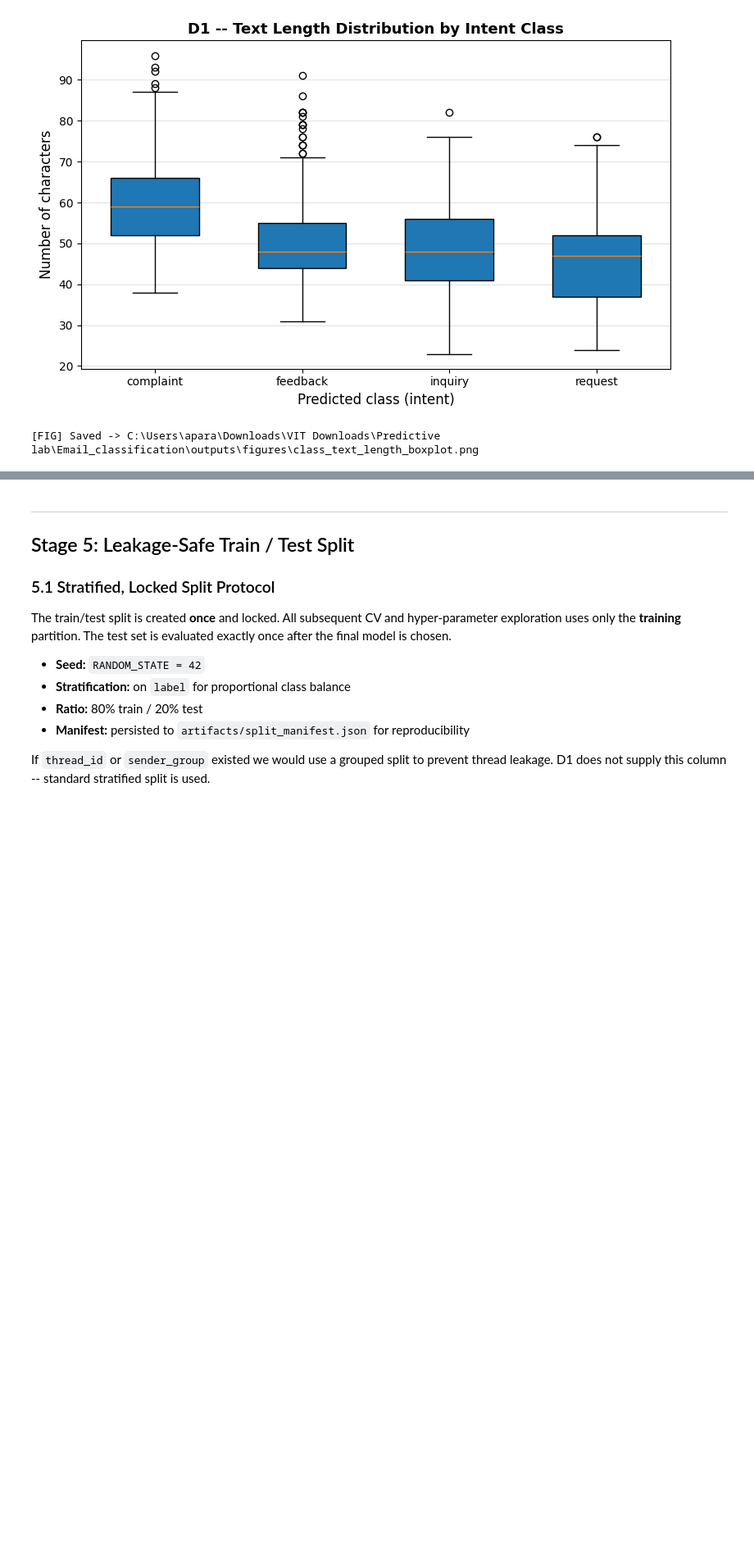
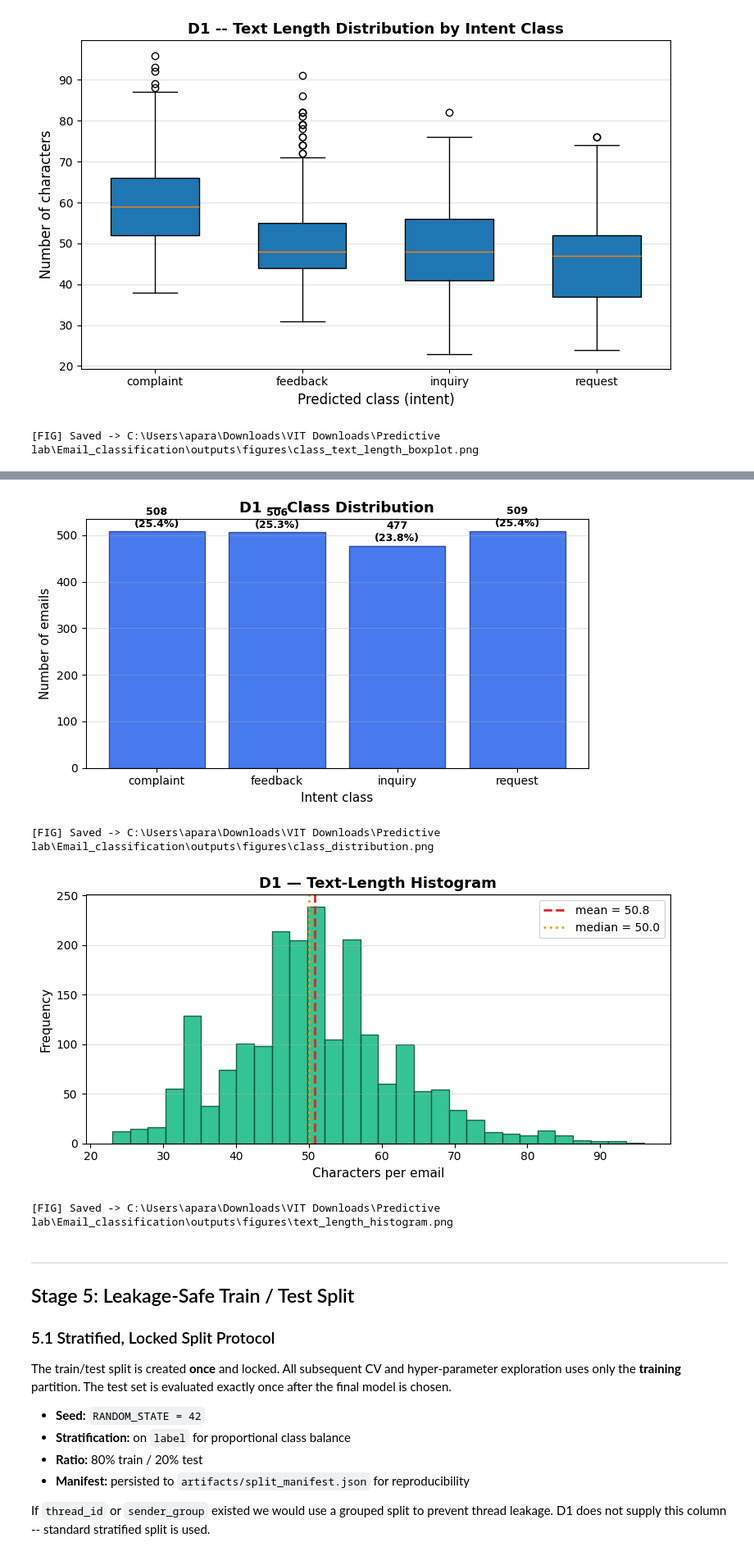
Before and after one commit to Raunak-23/Predictive_Analytics, a Jupyter notebook: Email_classification/notebooks/EmailIntentClassification.ipynb, the cells around one changed output, grey strips where cells are left out. Shown at 82% size. Saved outputs shown, nothing was run; the diff lists cells and outputs as text; code cells hidden in the pictures; blank space fills up the shorter version.

Commit message:
Finalized Multiclass Email classification notebook and Implemented v1 of Binary email classification notebook.

```diff
--- a/Email_classification/notebooks/EmailIntentClassification.ipynb
+++ b/Email_classification/notebooks/EmailIntentClassification.ipynb
@@ -487,3 +496,54 @@ Per-class text-length summary:
+# %%
+
+# ============================================================
+# STAGE 4.4: DATA DISTRIBUTION CHARTS
+# ============================================================
+# Class distribution bar chart
+fig, ax = plt.subplots(figsize=(7, 4))
+label_counts = df_d1['label'].value_counts().sort_index()
+bars = ax.bar(label_counts.index, label_counts.values,
+              color="#2563eb", edgecolor="#1e3a8a", alpha=0.85)
+ax.set_title("D1 — Class Distribution", fontsize=13, fontweight="bold")
+ax.set_xlabel("Intent class", fontsize=11)
+ax.set_ylabel("Number of emails", fontsize=11)
+ax.grid(axis="y", alpha=0.35)
+for bar, cnt in zip(bars, label_counts.values):
+    ax.text(
+            bar.get_x() + bar.get_width()/2,
+            bar.get_height() + 5,
+            f"{cnt}\n({cnt/len(df_d1)*100:.1f}%)",
+            ha="center", va="bottom", fontsize=9, fontweight="bold")
+fig.tight_layout()
+fig_path = FIG_DIR / "class_distribution.png"
+fig.savefig(fig_path, dpi=150)
+plt.show()
+print(f"[FIG] Saved -> {fig_path.resolve()}")
+
+# Text-length histogram
+fig, ax = plt.subplots(figsize=(8, 4))
+ax.hist(df_d1['text_length'], bins=30, color="#10b981",
+        edgecolor="#064e3b", alpha=0.85)
+mean_len = df_d1['text_length'].mean()
+median_len = df_d1['text_length'].median()
+ax.axvline(mean_len,   color="#dc2626", linestyle="--", linewidth=2,
+           label=f"mean = {mean_len:.1f}")
+ax.axvline(median_len, color="#f59e0b", linestyle=":",  linewidth=2,
+           label=f"median = {median_len:.1f}")
+ax.set_title("D1 — Text-Length Histogram", fontsize=13, fontweight="bold")
+ax.set_xlabel("Characters per email", fontsize=11)
+ax.set_ylabel("Frequency", fontsize=11)
+ax.legend(loc="upper right")
+ax.grid(axis="y", alpha=0.35)
+fig.tight_layout()
+fig_path = FIG_DIR / "text_length_histogram.png"
+fig.savefig(fig_path, dpi=150)
+plt.show()
+print(f"[FIG] Saved -> {fig_path.resolve()}")
+# %% [output]
+[figure, added]
+[FIG] Saved -> C:\Users\apara\Downloads\VIT Downloads\Predictive lab\Email_classification\outputs\figures\class_distribution.png
+[figure, added]
+[FIG] Saved -> C:\Users\apara\Downloads\VIT Downloads\Predictive lab\Email_classification\outputs\figures\text_length_histogram.png
 # %% [markdown]
 ---
 
```
Also changed, not shown: parts of 33 cells of this notebook, 19 other files.
